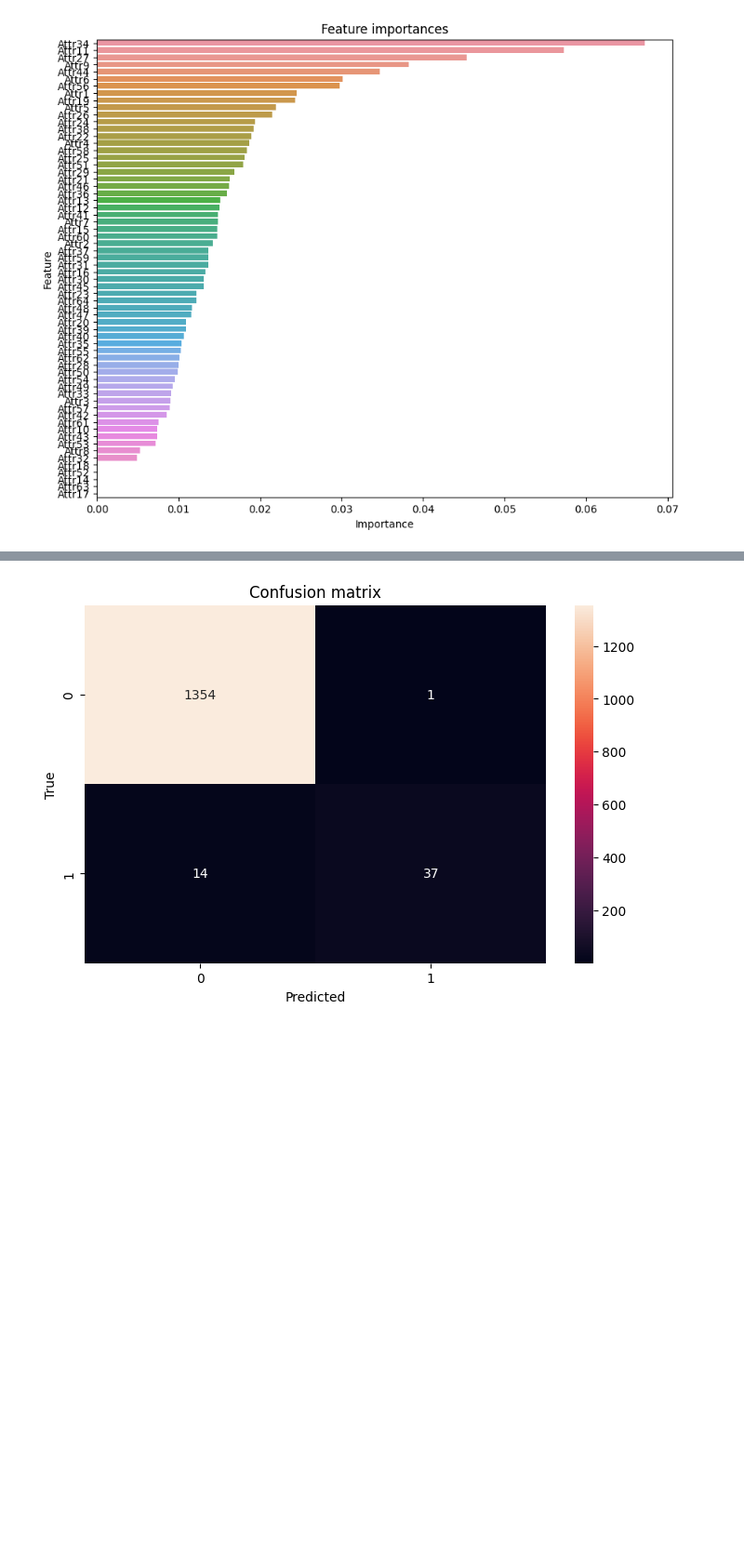
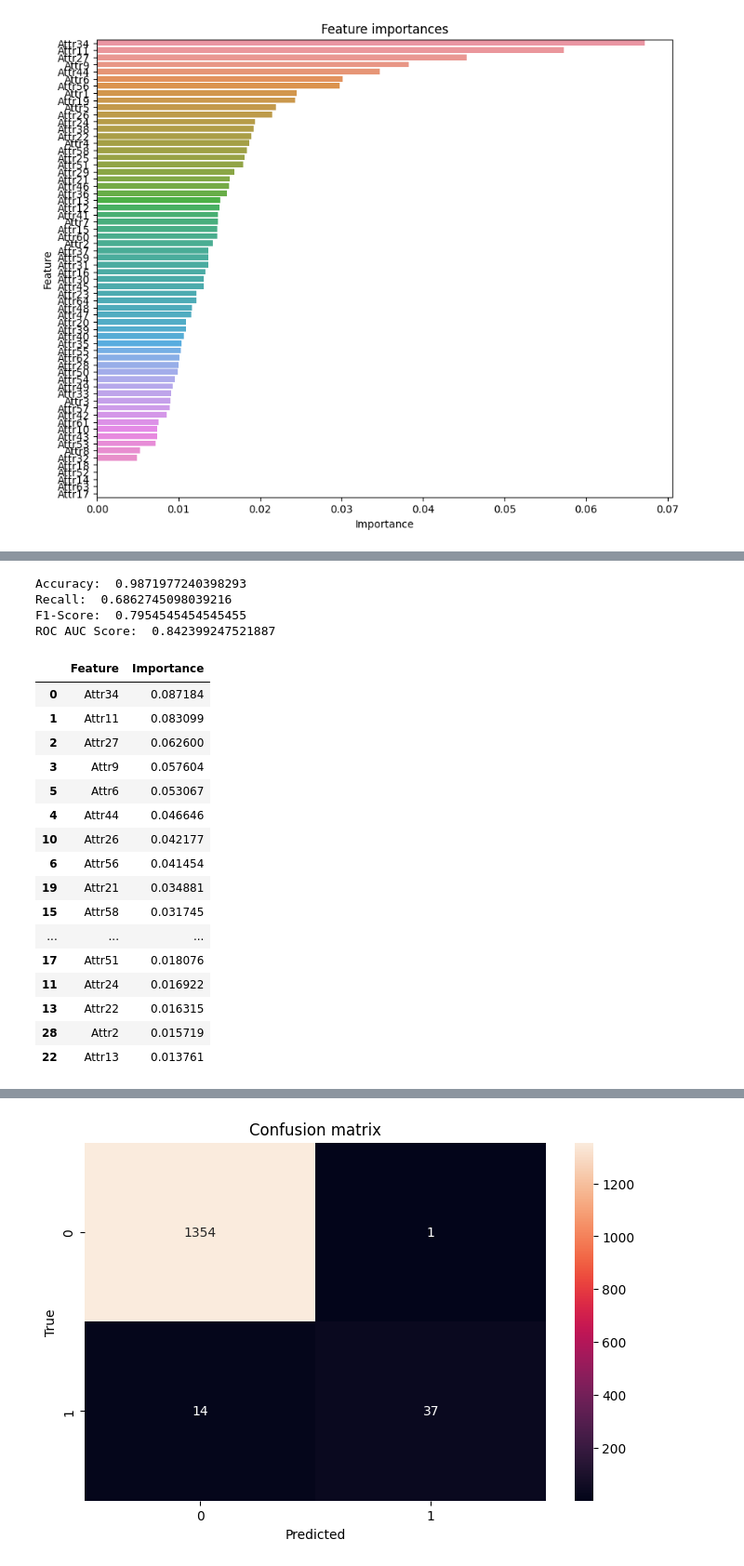
Before and after one commit to ad-po/Polish-bankruptcy-companies-analysis, a Jupyter notebook: notebooks/004_FeatureSelection.ipynb, the cells around one changed output, grey strips where cells are left out. Shown at 93% size. Drawn from its saved outputs; the diff is of its cells as text; code cells hidden in the pictures; blank space fills up the shorter version.

```diff
--- a/notebooks/004_FeatureSelection.ipynb
+++ b/notebooks/004_FeatureSelection.ipynb
@@ -106,0 +208,60 @@ plt.show()
+# %%
+# Retrain the model using top 30 features
+
+# Select top 30 features
+top_30_features = feature_importances_df['Feature'].head(30).values
+
+# Select these features from the original data
+X_train_top_30 = X_train[top_30_features]
+X_test_top_30 = X_test[top_30_features]
+
+# Train the model on top 30 features
+clf_top_30 = xgb.XGBClassifier(use_label_encoder=False, eval_metric="logloss", random_state=42)
+clf_top_30.fit(X_train_top_30, y_train)
+
+# Get feature importances from the model
+feature_importances_top_30 = clf_top_30.feature_importances_
+
+# Create a dataframe to store the features and their importance
+feature_importances_top_30_df = pd.DataFrame({
+    'Feature': X_train_top_30.columns,
+    'Importance': feature_importances_top_30
+})
+
+# Sort the dataframe by importance
+feature_importances_top_30_df.sort_values(by='Importance', ascending=False, inplace=True)
+
+
+# Make predictions on the test set
+y_pred_top_30 = clf_top_30.predict(X_test_top_30)
+
+# Calculate and print metrics
+print("Accuracy: ", accuracy_score(y_test, y_pred_top_30))
+print("Recall: ", recall_score(y_test, y_pred_top_30))
+print("F1-Score: ", f1_score(y_test, y_pred_top_30))
+print("ROC AUC Score: ", roc_auc_score(y_test, y_pred_top_30))
+
+# Display top 30 features
+feature_importances_top_30_df.head(30)
+# %% [output]
+Accuracy:  0.9871977240398293
+Recall:  0.6862745098039216
+F1-Score:  0.7954545454545455
+ROC AUC Score:  0.842399247521887
+|  | Feature | Importance |
+| 0 | Attr34 | 0.087184 |
+| 1 | Attr11 | 0.083099 |
+| 2 | Attr27 | 0.062600 |
+| 3 | Attr9 | 0.057604 |
+| 5 | Attr6 | 0.053067 |
+| 4 | Attr44 | 0.046646 |
+| 10 | Attr26 | 0.042177 |
+| 6 | Attr56 | 0.041454 |
+| 19 | Attr21 | 0.034881 |
+| 15 | Attr58 | 0.031745 |
+| ... | ... | ... |
+| 17 | Attr51 | 0.018076 |
+| 11 | Attr24 | 0.016922 |
+| 13 | Attr22 | 0.016315 |
+| 28 | Attr2 | 0.015719 |
+| 22 | Attr13 | 0.013761 |
```
Also changed, not shown: parts of 6 cells of this notebook, 1 other file.
